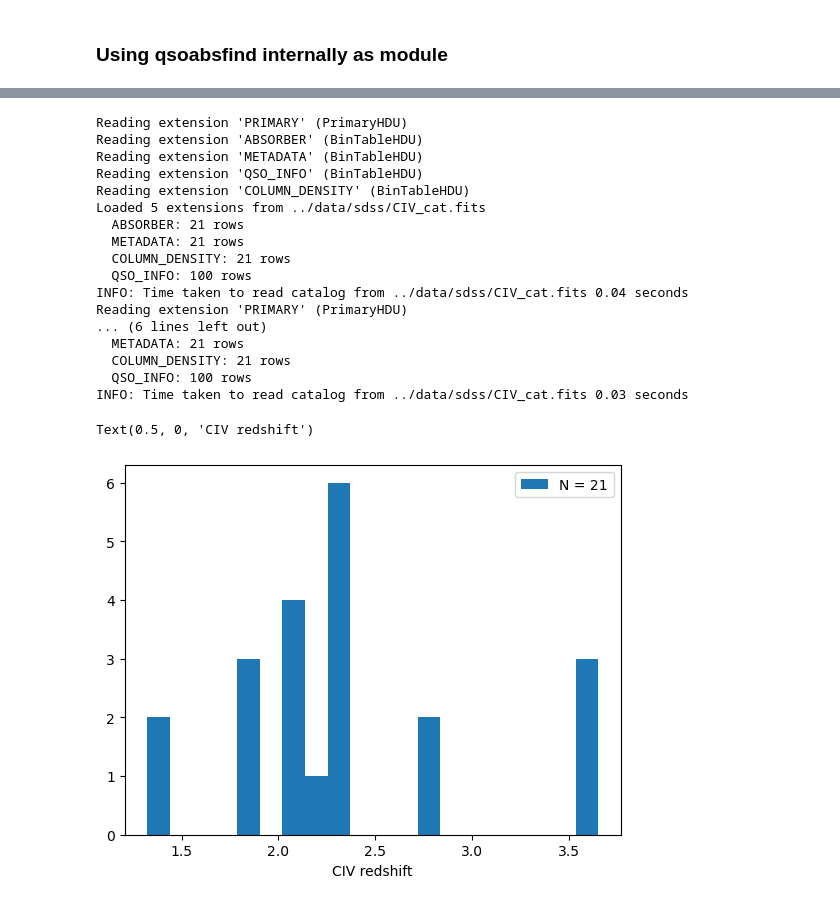
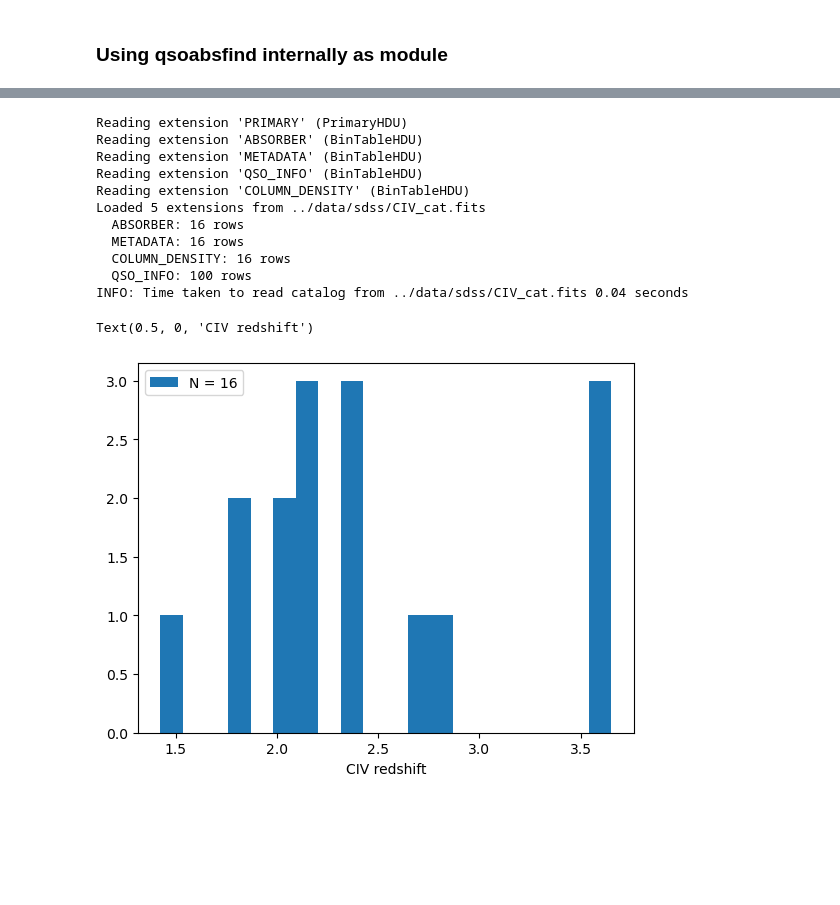
Before and after one commit to abhi0395/qsoabsfind, a Jupyter notebook: nb/sdss_example.ipynb, the cells around one changed output, grey strips where cells are left out. Saved outputs shown, nothing was run; the diff lists cells and outputs as text; code cells hidden in the pictures; blank space fills up the shorter version.

```diff
--- a/nb/sdss_example.ipynb
+++ b/nb/sdss_example.ipynb
@@ -123,30 +131,23 @@ read_single_spectrum_and_find_absorber(f'../data/sdss/qso_test_spectra.fits', in
 # %%
-civ_tab = AbsorberData(f'../data/sdss/CIV_cat.fits')
-civ_tab.read_catalog()
+civ_tab = AbsorberData(f'../data/sdss/CIV_cat.fits', autoload=True)
 civ_zabs = civ_tab.catalog["Z_ABS"].data
 plt.hist(civ_zabs, bins=20, label = f'N = {civ_zabs.size}')
 plt.legend()
 plt.xlabel('CIV redshift')
 # %% [output]
 Reading extension 'PRIMARY' (PrimaryHDU)
 Reading extension 'ABSORBER' (BinTableHDU)
 Reading extension 'METADATA' (BinTableHDU)
 Reading extension 'QSO_INFO' (BinTableHDU)
 Reading extension 'COLUMN_DENSITY' (BinTableHDU)
 Loaded 5 extensions from ../data/sdss/CIV_cat.fits
-  ABSORBER: 21 rows
-  METADATA: 21 rows
-  COLUMN_DENSITY: 21 rows
+  ABSORBER: 16 rows
+  METADATA: 16 rows
+  COLUMN_DENSITY: 16 rows
   QSO_INFO: 100 rows
 INFO: Time taken to read catalog from ../data/sdss/CIV_cat.fits 0.04 seconds
-Reading extension 'PRIMARY' (PrimaryHDU)
-... (6 lines left out)
-  METADATA: 21 rows
-  COLUMN_DENSITY: 21 rows
-  QSO_INFO: 100 rows
-INFO: Time taken to read catalog from ../data/sdss/CIV_cat.fits 0.03 seconds
 Text(0.5, 0, 'CIV redshift')
-[figure, old version]
+[figure, new version]
 # %%
 from qsoabsfind.utils import plot_absorber
 from qsoabsfind.datamodel import QSOSpecRead
```
Also changed, not shown: parts of 13 cells of this notebook, 6 other files.
